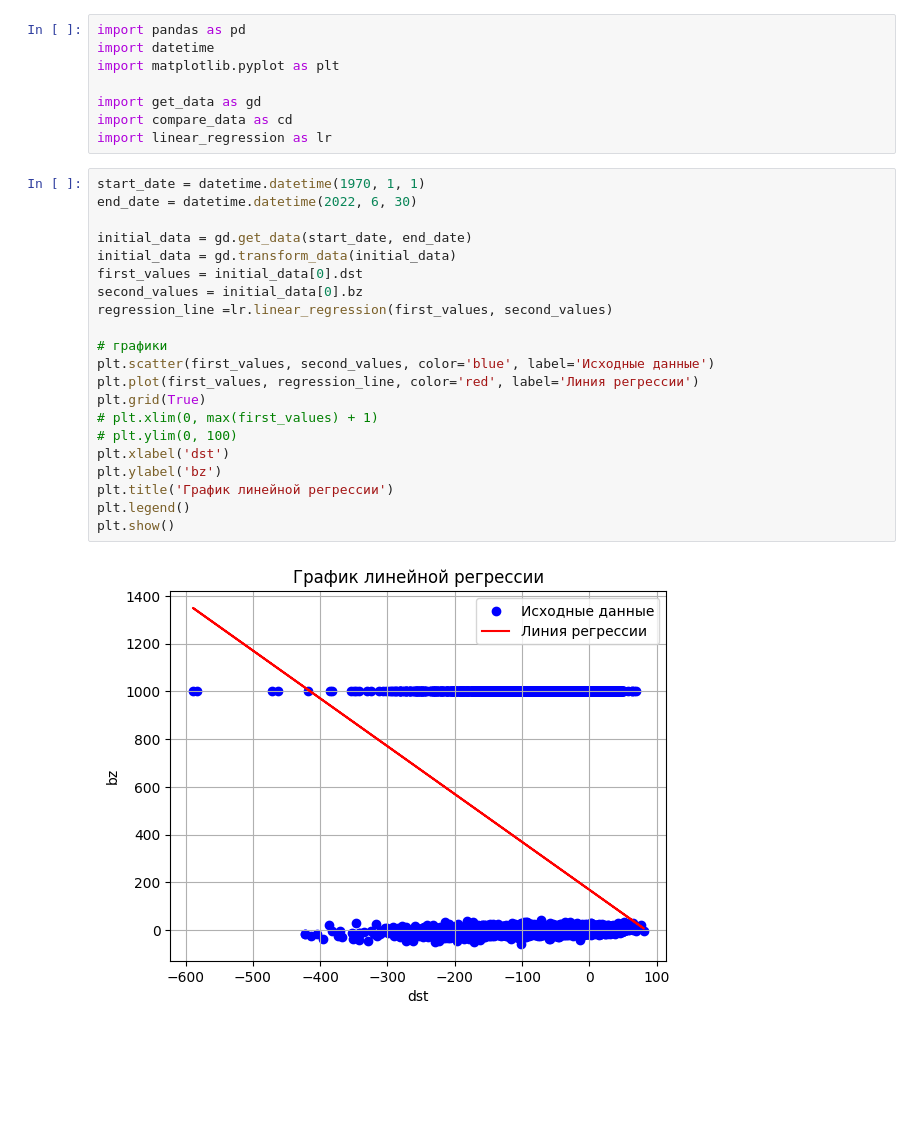
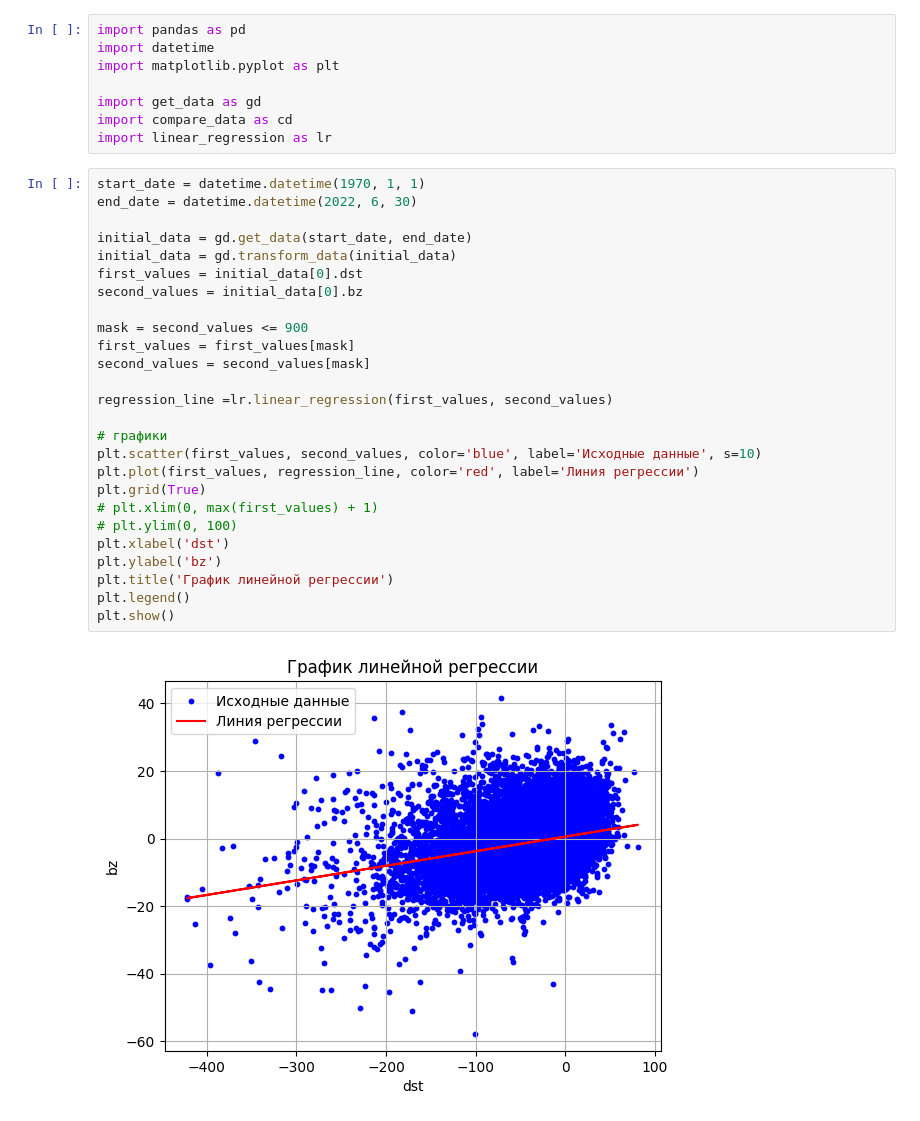
Before and after one commit to rkrwete/BigData, a Jupyter notebook: main.ipynb, the cells around one changed output. Cells and saved outputs as stored; diff of their text form; blank space fills up the shorter version.

```diff
--- a/main.ipynb
+++ b/main.ipynb
@@ -9,23 +9,28 @@ import linear_regression as lr
 # %%
 start_date = datetime.datetime(1970, 1, 1)
 end_date = datetime.datetime(2022, 6, 30)
 
 initial_data = gd.get_data(start_date, end_date)
 initial_data = gd.transform_data(initial_data)
 first_values = initial_data[0].dst
 second_values = initial_data[0].bz
+
+mask = second_values <= 900
+first_values = first_values[mask]
+second_values = second_values[mask]
+
 regression_line =lr.linear_regression(first_values, second_values)
 
 # графики
-plt.scatter(first_values, second_values, color='blue', label='Исходные данные')
+plt.scatter(first_values, second_values, color='blue', label='Исходные данные', s=10)
 plt.plot(first_values, regression_line, color='red', label='Линия регрессии')
 plt.grid(True)
 # plt.xlim(0, max(first_values) + 1)
 # plt.ylim(0, 100)
 plt.xlabel('dst')
 plt.ylabel('bz')
 plt.title('График линейной регрессии')
 plt.legend()
 plt.show()
 # %% [output]
-[figure, old version]
+[figure, new version]
```
Also changed, not shown: 1 other file.
